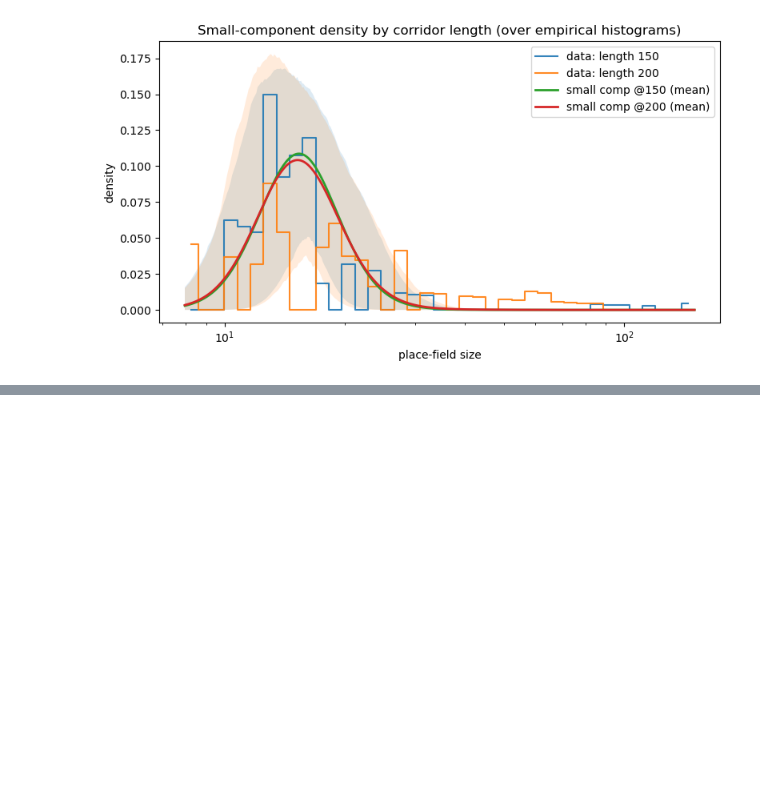
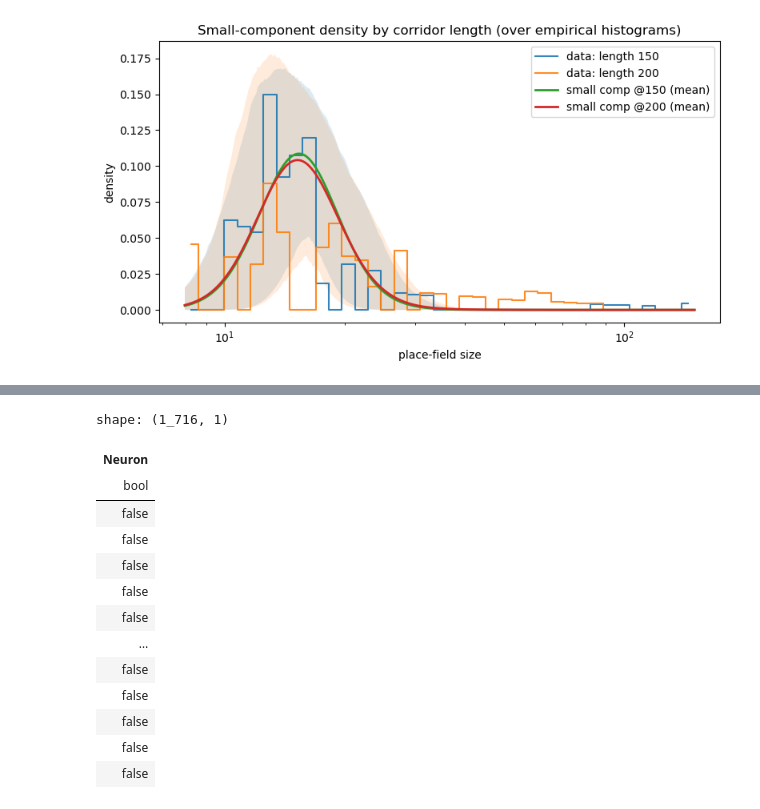
Before and after one commit to Anneser/SpatialInformation, a Jupyter notebook: scripts/06_PlaceFieldAnalysis.ipynb, the cells around one changed output, grey strips where cells are left out. Saved outputs shown, nothing was run; the diff lists cells and outputs as text; code cells hidden in the pictures; blank space fills up the shorter version.

```diff
--- a/scripts/06_PlaceFieldAnalysis.ipynb
+++ b/scripts/06_PlaceFieldAnalysis.ipynb
@@ -751,0 +770,14 @@ plt.tight_layout(); plt.show()
+# %%
+import os
+from pathlib import Path
+
+
+# read excel files, creating a single lazy result frame
+frames = [pl.read_csv(Path("c:/Users/anneluka/Documents/Code/spatial-information/results/" + file)).lazy() for file in [xlsx for xlsx in [file for dirs in os.walk("../results")][0][2] if xlsx.endswith("xlsx") and xlsx.startswith("SI")]]
+lf = pl.concat(frames, how="vertical")
+
+# do stuff with 'frame'
+# lf = lf.<do_stuff>
+
+# finally collect the result
+df = lf.collect()
@@ -751,0 +920,17 @@ plt.tight_layout(); plt.show()
+# %%
+df.select([df["Neuron"] == 15])
+# %% [output]
+shape: (1_716, 1)
+| Neuron |
+| bool |
+| false |
+| false |
+| false |
+| false |
+| false |
+| … |
+| false |
+| false |
+| false |
+| false |
+| false |
```
Also changed, not shown: parts of 2 cells of this notebook, 21 other files.
